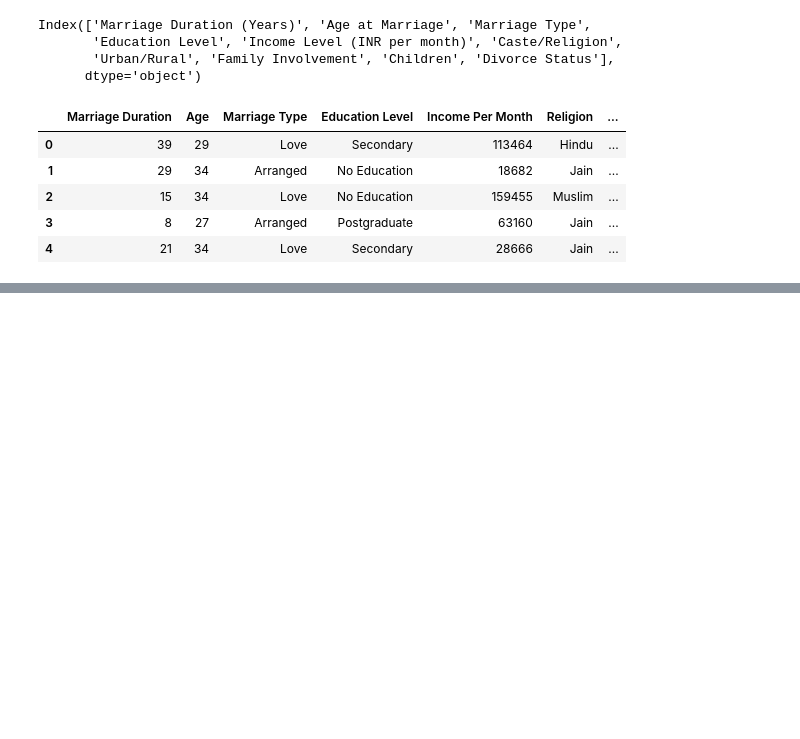
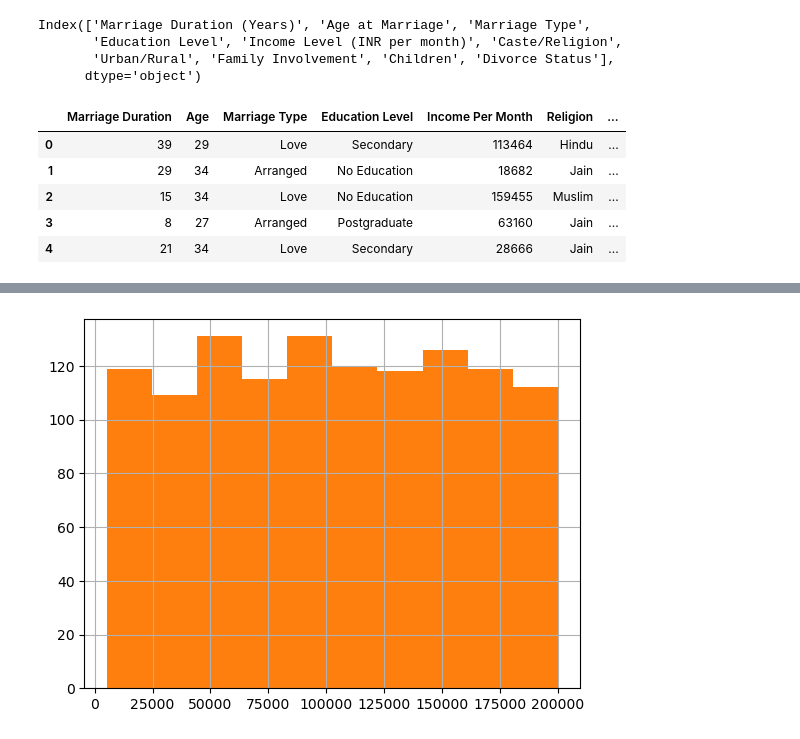
Before and after one commit to manishbhatia7/ML-Projects, a Jupyter notebook: Practice Datasets/Indian Marriage and Divorce/notebook.ipynb, the cells around one changed output, grey strips where cells are left out. Saved outputs shown, nothing was run; the diff lists cells and outputs as text; code cells hidden in the pictures; blank space fills up the shorter version.

```diff
--- a/Practice Datasets/Indian Marriage and Divorce/notebook.ipynb
+++ b/Practice Datasets/Indian Marriage and Divorce/notebook.ipynb
@@ -38,0 +71,5 @@ data.head()
+# %%
+data['Income Per Month'].hist()
+plt.show()
+# %% [output]
+[figure, added]
```
Also changed, not shown: parts of 15 cells of this notebook.
